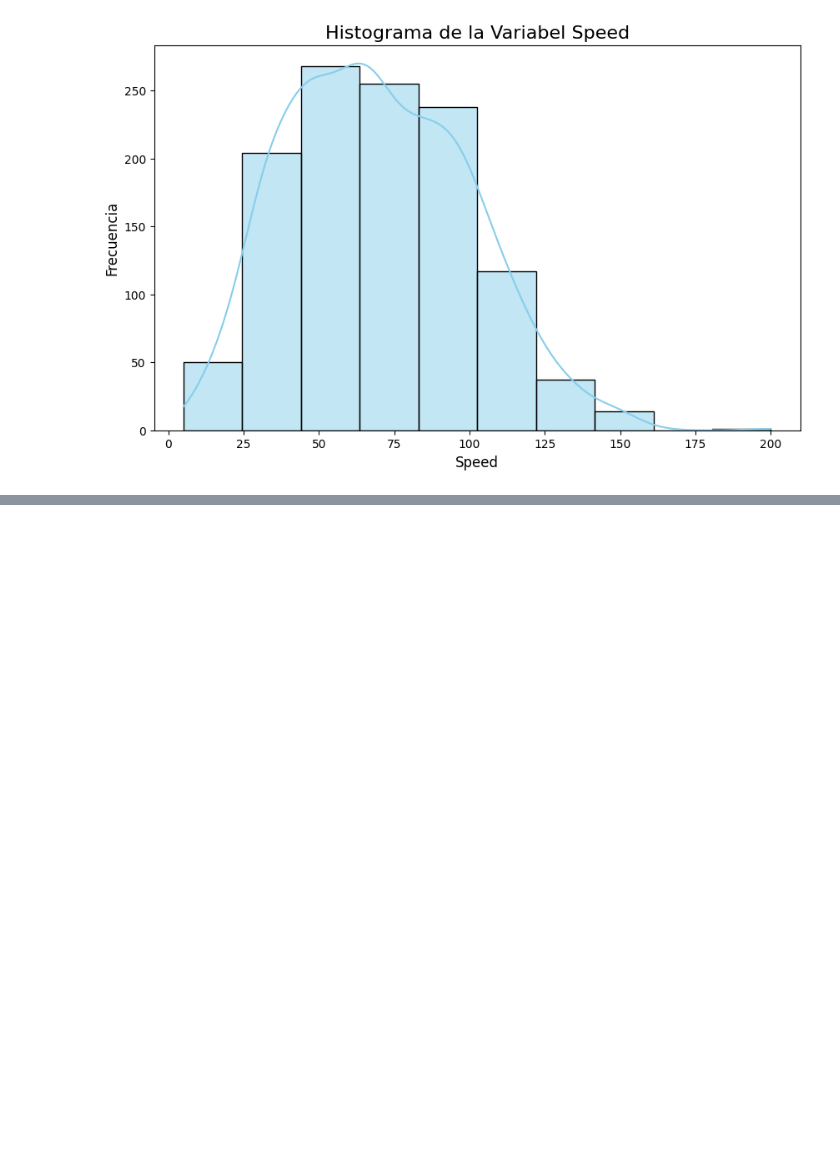
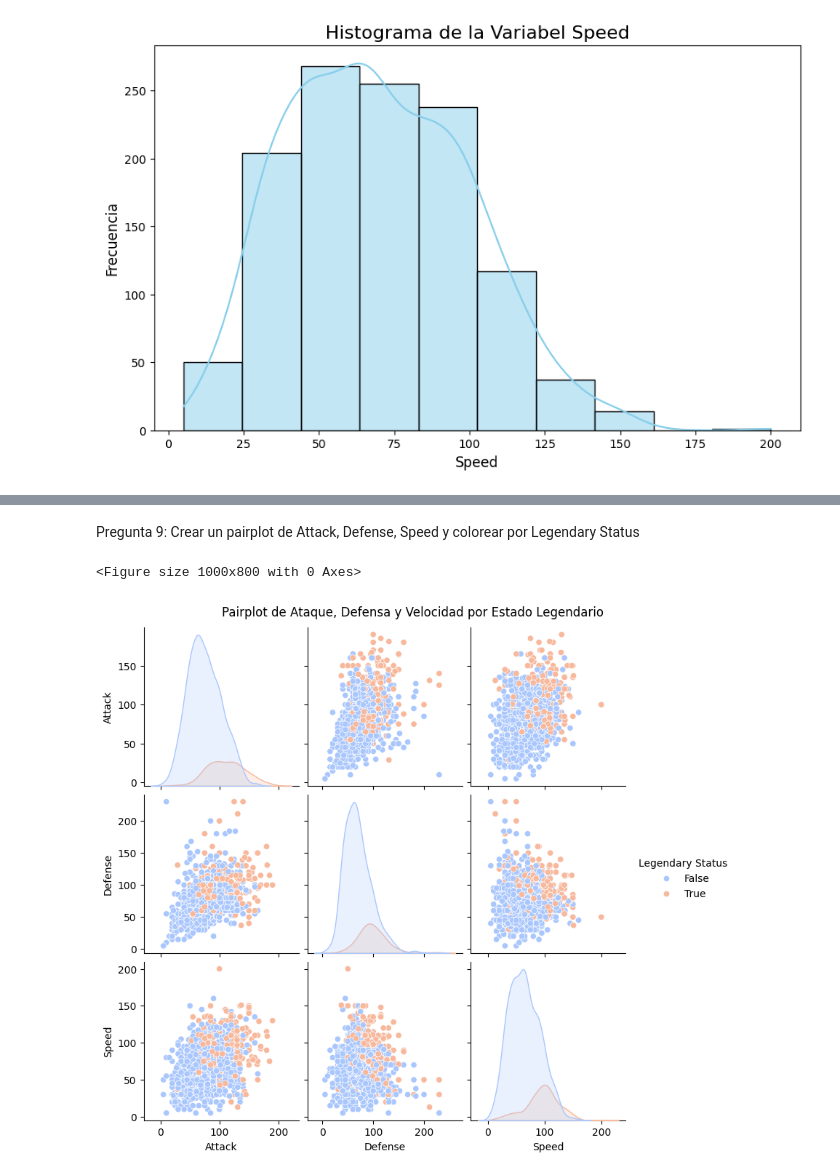
Before and after one commit to softd3v/pydatapanama-retos, a Jupyter notebook: retos/reto-pokemon-jasonssdev/submissions/solucion-softd3v.ipynb, the cells around one changed output, grey strips where cells are left out. Cells and saved outputs as stored; diff of their text form; code cells hidden in the pictures; blank space fills up the shorter version.

```diff
--- a/retos/reto-pokemon-jasonssdev/submissions/solucion-softd3v.ipynb
+++ b/retos/reto-pokemon-jasonssdev/submissions/solucion-softd3v.ipynb
@@ -133,0 +138,27 @@ plt.show()
+# %%
+# Calcular el Base Stat Total si no existe
+if 'Base Stat Total' not in df_pokemon.columns:
+    df_pokemon['Base Stat Total'] = df_pokemon[['HP', 'Attack', 'Defense', 'Sp. Atk', 'Sp. Def', 'Speed']].sum(axis=1)
+
+# 1. Calcular el percentil 90 del 'Base Stat Total'
+percentile_90 = df_pokemon['Base Stat Total'].quantile(0.90)
+print(f"El percentil 90 del Base Stat Total es: {percentile_90:.2f}")
+
+# 2. Filtrar los Pokémon con estadísticas totales superiores al percentil 90
+pokemon_top_10_percent = df_pokemon[df_pokemon['Base Stat Total'] > percentile_90]
+print("\nPokémon con estadísticas totales superiores al percentil 90:")
+print(pokemon_top_10_percent[['Name', 'Base Stat Total', 'Primary Typing', 'Secondary Typing']])
+
+# Contar la frecuencia de cada tipo en 'Type 1'
+type_1_counts = pokemon_top_10_percent['Primary Typing'].value_counts()
+
+# Contar la frecuencia de cada tipo en 'Type 2' (manejar los valores NaN)
+type_2_counts = pokemon_top_10_percent['Secondary Typing'].value_counts()
+
+# Sumar las ocurrencias de ambos tipos para obtener una visión general
+# Usamos .add(fill_value=0) para manejar los tipos que puedan existir solo en una de las columnas
+dominant_types = type_1_counts.add(type_2_counts, fill_value=0).sort_values(ascending=False)
+
+print("Tipos predominantes en el grupo con Base Stat Total superior al percentil 90:")
+for pokemon_type, count in dominant_types.items():
+    print(f"{pokemon_type}: {count:.0f}")
@@ -133,0 +218,22 @@ plt.show()
+# %% [markdown]
+Pregunta 9: Crear un pairplot de Attack, Defense, Speed y colorear por Legendary Status
+# %%
+# Crear el pairplot
+plt.figure(figsize=(10, 8)) # Ajusta el tamaño de la figura si es necesario
+
+# sns.pairplot es la función clave
+# vars: lista de columnas numéricas para incluir en el pairplot
+# hue: columna categórica para colorear los puntos
+# palette: esquema de colores a usar
+# diag_kind: tipo de gráfico para la diagonal (kde para densidad, hist para histograma)
+sns.pairplot(df_pokemon,
+             vars=['Attack', 'Defense', 'Speed'],
+             hue='Legendary Status',
+             palette='coolwarm', # Otro buen esquema de colores para dos categorías
+             diag_kind='kde') # 'kde' para mostrar la densidad de cada grupo en la diagonal
+
+plt.suptitle('Pairplot de Ataque, Defensa y Velocidad por Estado Legendario', y=1.02) # Título general del pairplot
+plt.show() # Muestra el gráfico
+# %% [output]
+<Figure size 1000x800 with 0 Axes>
+[figure, added]
```
Also changed, not shown: parts of 5 cells of this notebook.
